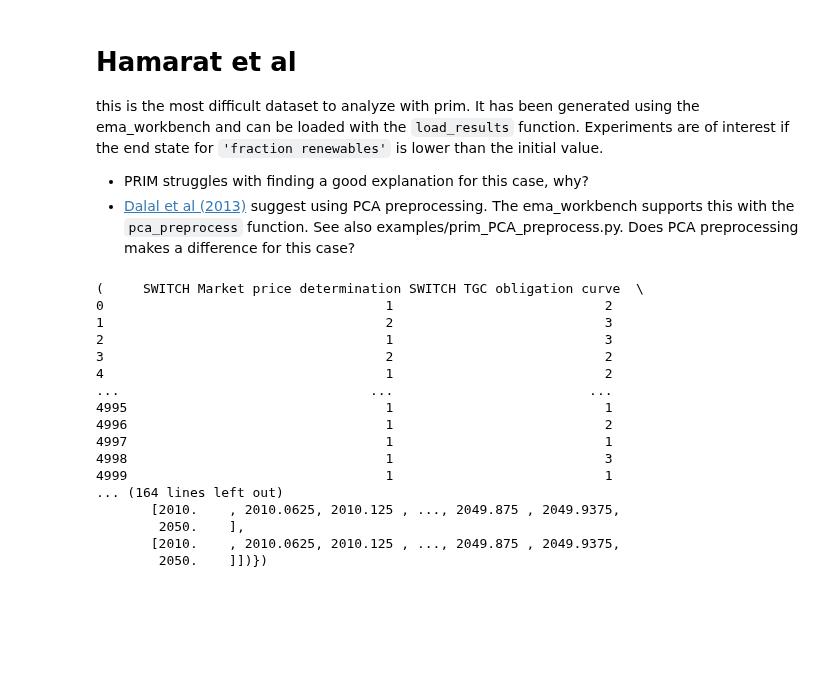
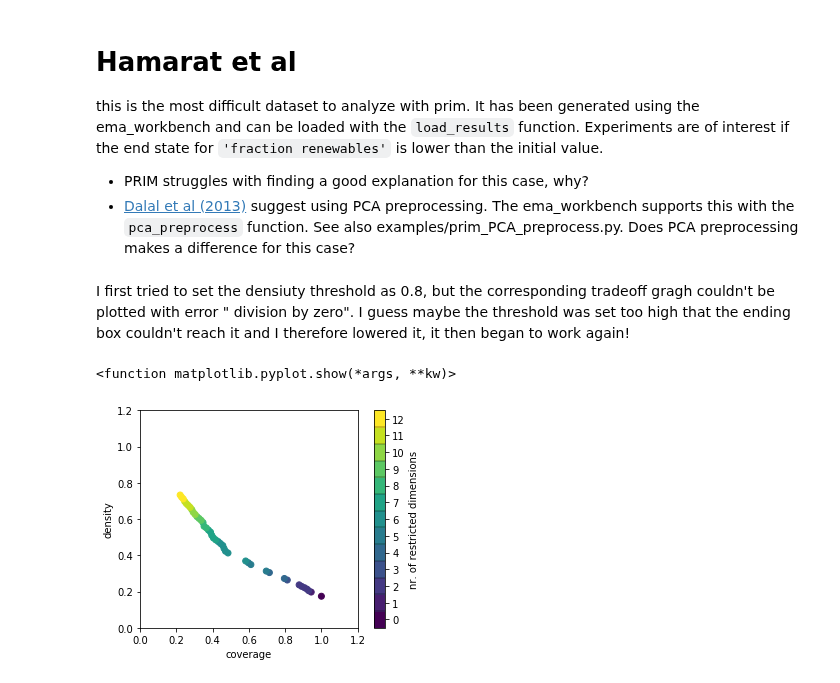
Before and after one commit to triple-capacho/EPA1361, a Jupyter notebook: Week 3-4 - vulnerability analysis/assignment 4 - scenario discovery.ipynb, the cells around one changed output. Saved outputs shown, nothing was run; the diff lists cells and outputs as text; code cells hidden in the pictures; blank space fills up the shorter version.

Commit message:
Implement Hamarat model

```diff
--- a/Week 3-4 - vulnerability analysis/assignment 4 - scenario discovery.ipynb
+++ b/Week 3-4 - vulnerability analysis/assignment 4 - scenario discovery.ipynb
@@ -153,25 +159,25 @@ this is the most difficult dataset to analyze with prim. It has been generated u
 * PRIM struggles with finding a good explanation for this case, why?
 * [Dalal et al (2013)](https://www.sciencedirect.com/science/article/pii/S1364815213001345) suggest using PCA preprocessing. The ema_workbench supports this with the `pca_preprocess` function. See also examples/prim_PCA_preprocess.py. Does PCA preprocessing makes a difference for this case?
 # %%
-import ema_workbench
+from ema_workbench.util.utilities import load_results
 
-hamarat_tuple = ema_workbench.load_results('data/Hamarat et al 2013.gz')
-print(hamarat_tuple) # print the tuple
+hamarat_tuple = load_results('data/Hamarat et al 2013.gz')
+#hamarat_tuple = ema_workbench.load_results('data/Hamarat et al 2013.gz')
+#print(hamarat_tuple) # print the tuple
-# %% [output]
-(     SWITCH Market price determination SWITCH TGC obligation curve  \
-0                                    1                           2
-1                                    2                           3
-2                                    1                           3
-3                                    2                           2
-4                                    1                           2
-...                                ...                         ...
-4995                                 1                           1
-4996                                 1                           2
-4997                                 1                           1
-4998                                 1                           3
-4999                                 1                           1
-... (164 lines left out)
-       [2010.    , 2010.0625, 2010.125 , ..., 2049.875 , 2049.9375,
-        2050.    ],
-       [2010.    , 2010.0625, 2010.125 , ..., 2049.875 , 2049.9375,
-        2050.    ]])})
+# %%
+experiments, outcomes = hamarat_tuple
+
+x_hamarat = experiments
+y_hamarat = outcomes['fraction renewables'][:, -1] < outcomes['fraction renewables'][:, 0]
+#Experiments are of interest if the end state for 'fraction renewables' is lower than the initial value
+# %%
+prim_hamarat = prim.Prim(x_hamarat, y_hamarat,threshold = 0.7)
+box1_hamarat = prim_hamarat.find_box()
+# %% [markdown]
+I first tried to set the densiuty threshold as 0.8, but the corresponding tradeoff gragh couldn't be plotted with error " division by zero". I guess maybe the threshold was set too high that the ending box couldn't reach it and I therefore lowered it, it then began to work again!
+# %%
+box1_hamarat.show_tradeoff()
+plt.show
+# %% [output]
+<function matplotlib.pyplot.show(*args, **kw)>
+[figure, added]
```
Also changed, not shown: parts of 1 cell of this notebook.
